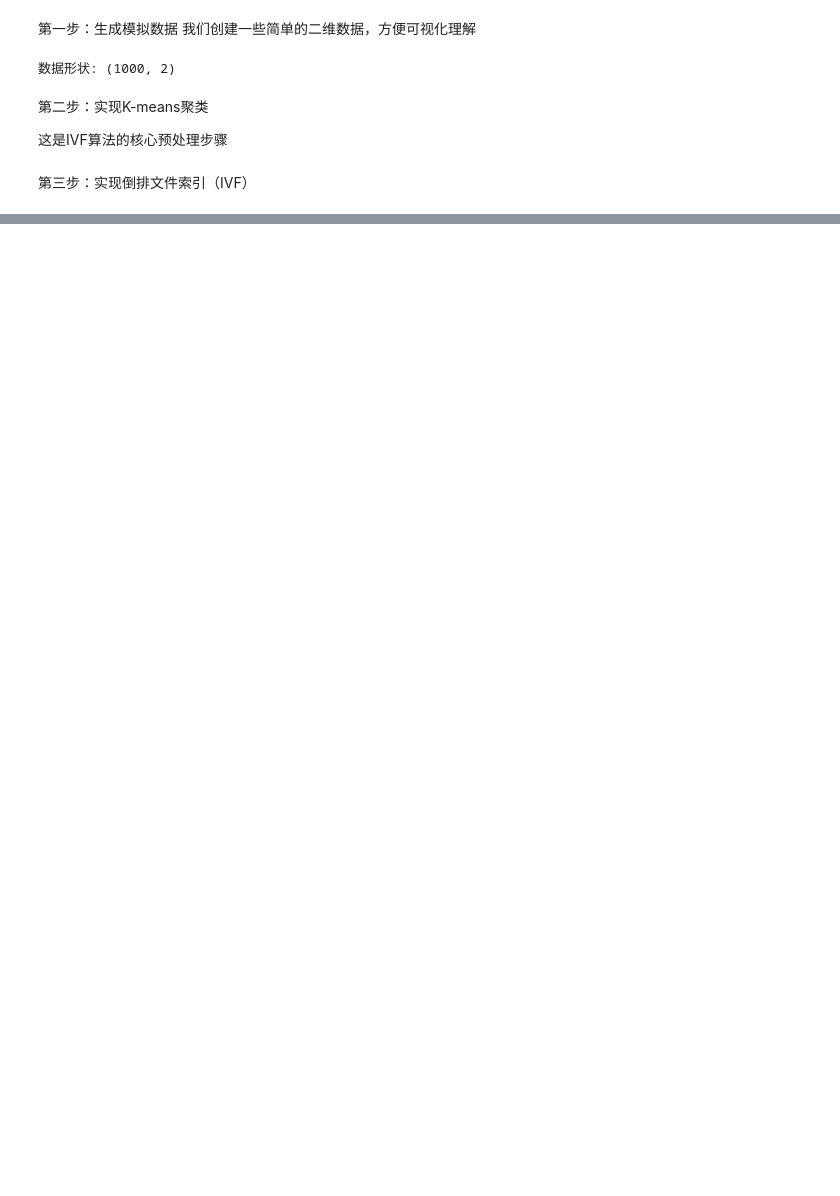
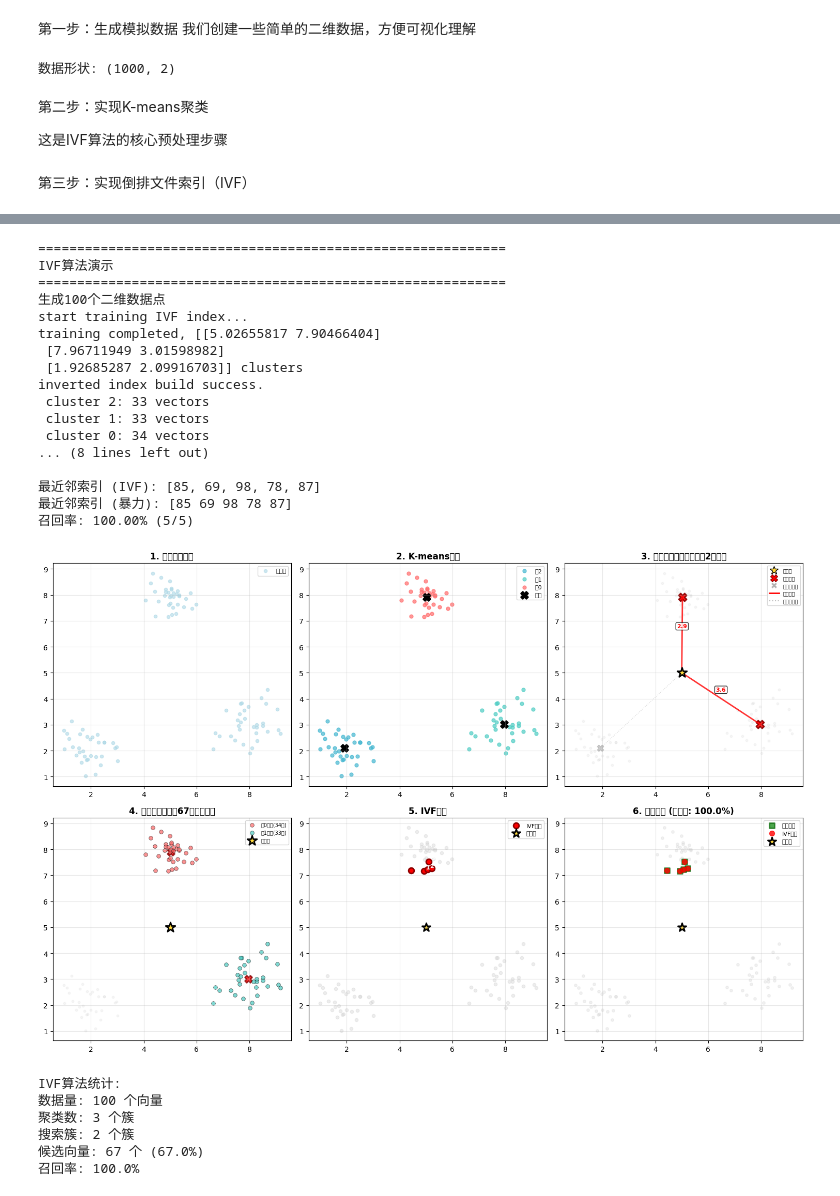
Before and after one commit to allen-shaw/ann, a Jupyter notebook: ivf.ipynb, the cells around one changed output, grey strips where cells are left out. Drawn from its saved outputs; the diff is of its cells as text; code cells hidden in the pictures; blank space fills up the shorter version.

```diff
--- a/ivf.ipynb
+++ b/ivf.ipynb
@@ -127,3 +127,35 @@ class SimpleIVF:
         nearest_cluster_indices = np.argsort(distances_to_centroids)[:self.n_probe]
 
         # 2.精细搜索：在选中的cluster内进行暴力搜索
+        candidate_indices = []  # 候选的索引在data中的index
+        for cluster_id in nearest_cluster_indices:
+            candidate_indices.extend(self.inverted_lists[cluster_id])
+
+        if not candidate_indices:
+            return [], []
+
+        # 3. 在候选向量中计算距离
+        candidate_vectors = data[candidate_indices]
+        distances = euclidean_distances([query], candidate_vectors)[0]
+
+        if k > len(distances):
+            k = len(distances)
+
+        # 获取最邻近的k个结果
+        # 在candidate_vectors中，与query距离最近的k个向量的索引
+        nearest_indices_within_candidates = np.argsort(distances)[:k]
+
+        # 映射回原始索引
+        final_indices = [candidate_indices[i] for i in nearest_indices_within_candidates]
+        final_distancs = distances[nearest_indices_within_candidates]
+
+        return final_indices, final_distancs
+
+    def brute_force_search(self, query, k=5, data=None):
+        ''' 暴力搜索作为对比基准 '''
+        if data is None:
+            data = self.data
+
+        distances = euclidean_distances([query], data)[0]
+        nearest_indices = np.argsort(distances)[:k]
+        return nearest_indices, distances[nearest_indices]
@@ -129,0 +208,2 @@ class SimpleIVF:
+# %%
+ivf, data, query, ivf_results, bf_results = run_ivf()
@@ -129,0 +399,29 @@ class SimpleIVF:
+# %%
+#用少量样本进行可视化
+ivf_tiny, data_tiny, query_tiny, ivf_results_tiny, bf_results_tiny = run_ivf(data_size=100)
+recall = visualize_ivf(ivf_tiny, data_tiny, query_tiny, ivf_results_tiny, bf_results_tiny)
+# %% [output]
+============================================================
+IVF算法演示
+============================================================
+生成100个二维数据点
+start training IVF index...
+training completed, [[5.02655817 7.90466404]
+ [7.96711949 3.01598982]
+ [1.92685287 2.09916703]] clusters
+inverted index build success.
+ cluster 2: 33 vectors
+ cluster 1: 33 vectors
+ cluster 0: 34 vectors
+... (8 lines left out)
+
+最近邻索引 (IVF): [85, 69, 98, 78, 87]
+最近邻索引 (暴力): [85 69 98 78 87]
+召回率: 100.00% (5/5)
+[figure, added]
+IVF算法统计:
+数据量: 100 个向量
+聚类数: 3 个簇
+搜索簇: 2 个簇
+候选向量: 67 个 (67.0%)
+召回率: 100.0%
```
Also changed, not shown: parts of 3 cells of this notebook.
